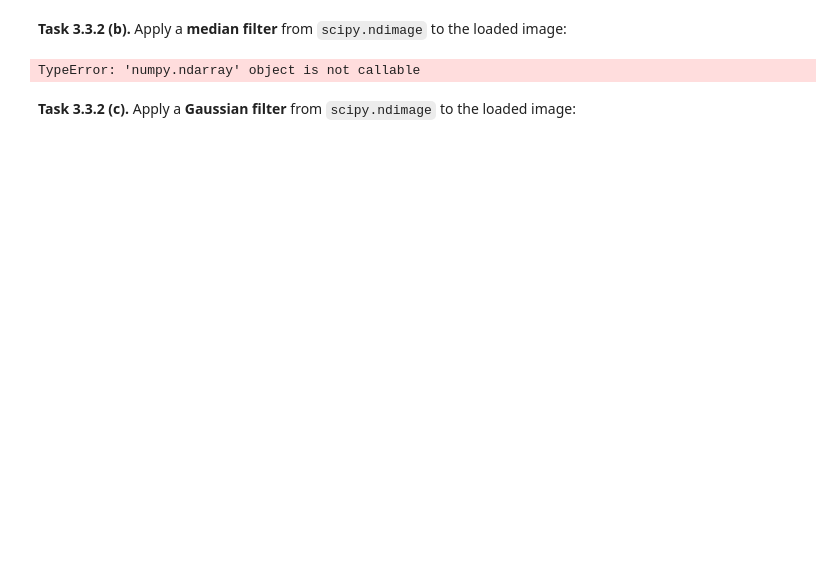
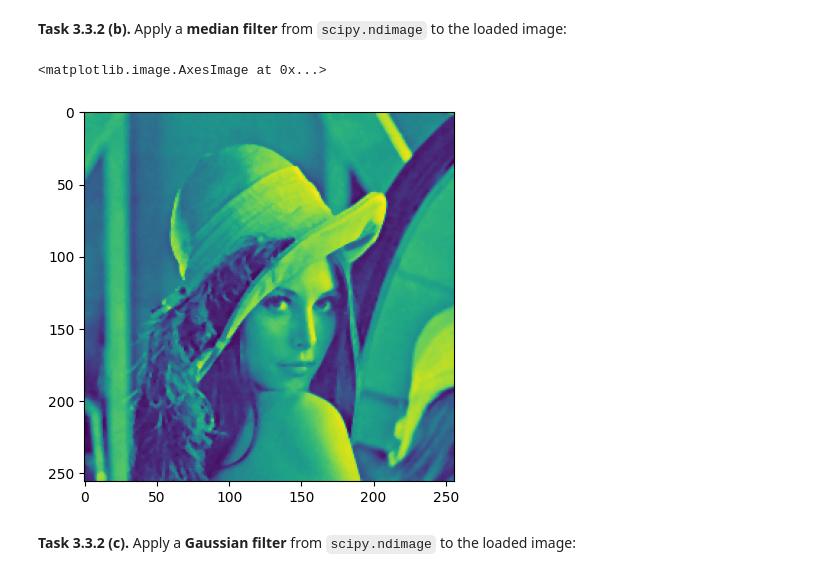
Before and after one commit to PaulaKraemer/mobi-fs3-python, a Jupyter notebook: task3.ipynb, the cells around one changed output. Cells and saved outputs as stored; diff of their text form; code cells hidden in the pictures; blank space fills up the shorter version.

```diff
--- a/task3.ipynb
+++ b/task3.ipynb
@@ -128,9 +129,10 @@ TypeError: 'numpy.ndarray' object is not callable
 # %% [markdown]
 **<a id="#">Task 3.3.2 (b).</a>** Apply a **median filter** from `scipy.ndimage` to the loaded image:
 # %%
-plt.imshow(scipy.ndimage.median_filter(img(), 3))
+plt.imshow(scipy.ndimage.median_filter(img.copy(), 3))
 # %% [output]
-TypeError: 'numpy.ndarray' object is not callable
+<matplotlib.image.AxesImage at 0x...>
+[figure, added]
 # %% [markdown]
 **<a id="#">Task 3.3.2 (c).</a>** Apply a **Gaussian filter** from `scipy.ndimage` to the loaded image:
 # %%
```
Also changed, not shown: parts of 6 cells of this notebook.
